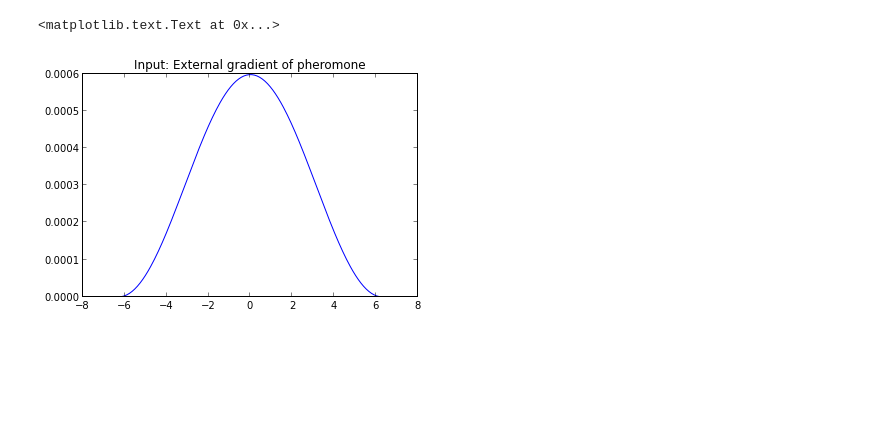
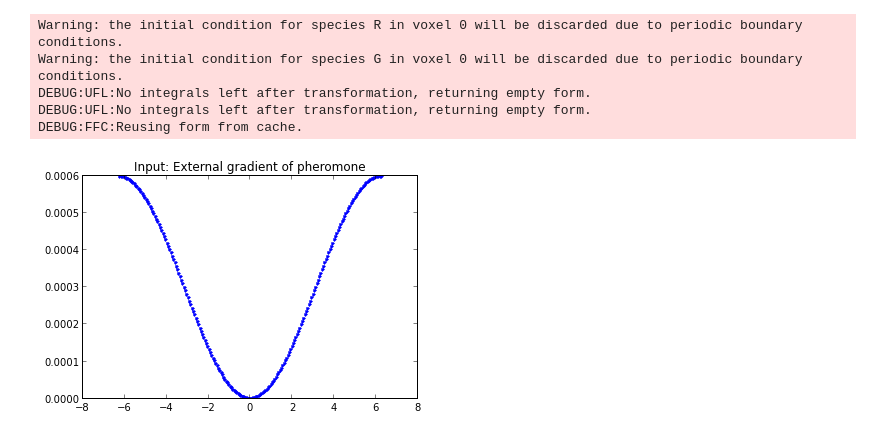
Before and after one commit to ahellander/pyurdme, a Jupyter notebook: examples/yeast_polarization/G-Protein_1D.ipynb, the cells around one changed output. Drawn from its saved outputs; the diff is of its cells as text; code cells hidden in the pictures; blank space fills up the shorter version.

Commit message:
Difference between input and output voxel ordering

```diff
--- a/examples/yeast_polarization/G-Protein_1D.ipynb
+++ b/examples/yeast_polarization/G-Protein_1D.ipynb
@@ -33,9 +38,19 @@ gradient = [pg.map([x]) for x in x_vals]
-# %%
-pylab.plot(x_vals, gradient)
-pylab.title('Input: External gradient of pheromone')
-# %% [output]
-<matplotlib.text.Text at 0x...>
-[figure, removed]
+# %%
+import dolfin
+vertex_to_dof = dolfin.vertex_to_dof_map(model.mesh.FunctionSpace())
+dof_to_vertex = dolfin.dof_to_vertex_map(model.mesh.FunctionSpace())
+data = model.solverData()
+x_dof = x_vals[dof_to_vertex]
+plt.plot(x_dof,data['data'][0,:],'.')
+pylab.title('Input: External gradient of pheromone')
+plt.show()
+# %% [output]
+Warning: the initial condition for species R in voxel 0 will be discarded due to periodic boundary conditions.
+Warning: the initial condition for species G in voxel 0 will be discarded due to periodic boundary conditions.
+DEBUG:UFL:No integrals left after transformation, returning empty form.
+DEBUG:UFL:No integrals left after transformation, returning empty form.
+DEBUG:FFC:Reusing form from cache.
+[figure, added]
 # %%
 import time
 from IPython.display import display, clear_output
```
Also changed, not shown: parts of 5 cells of this notebook.
